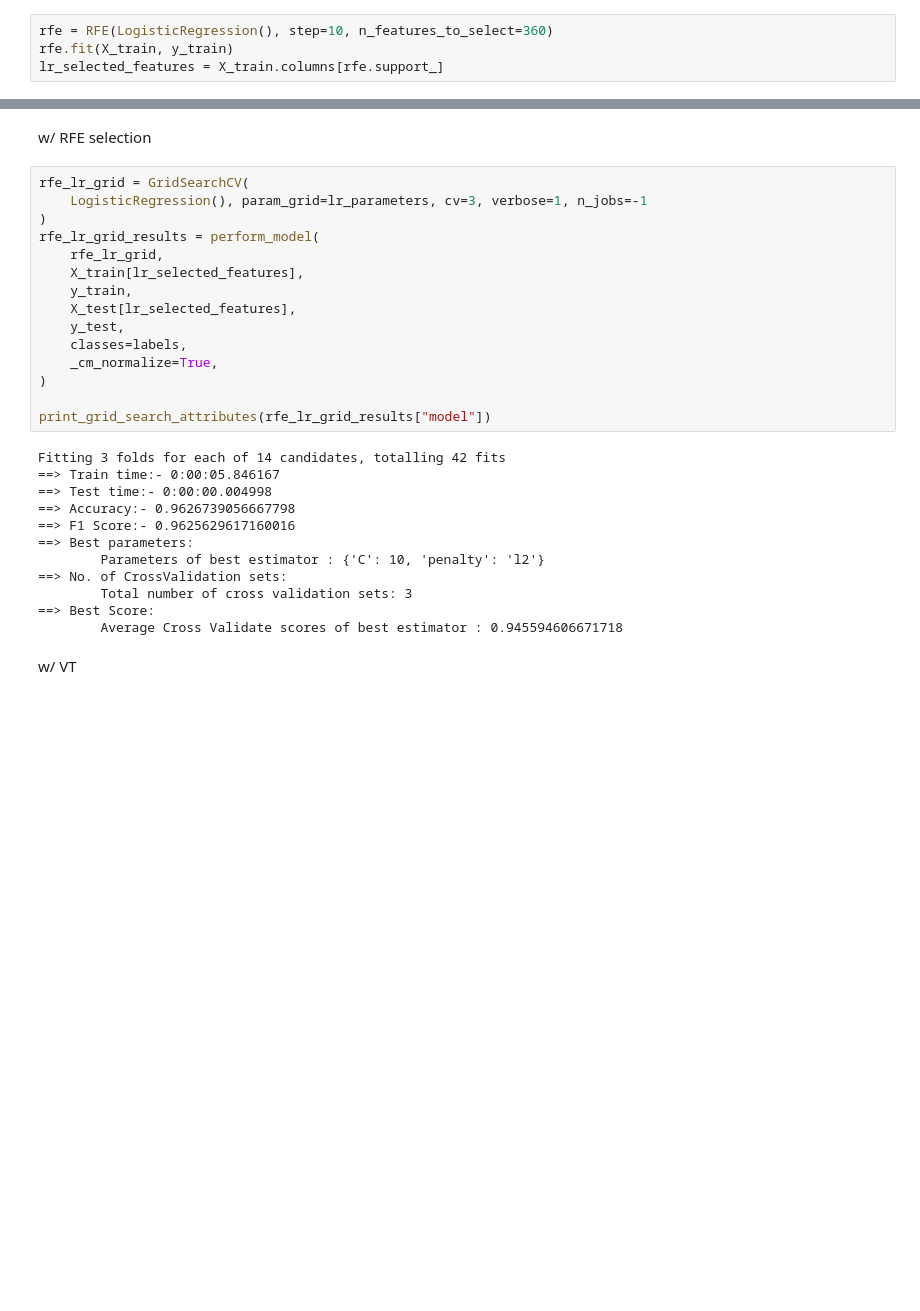
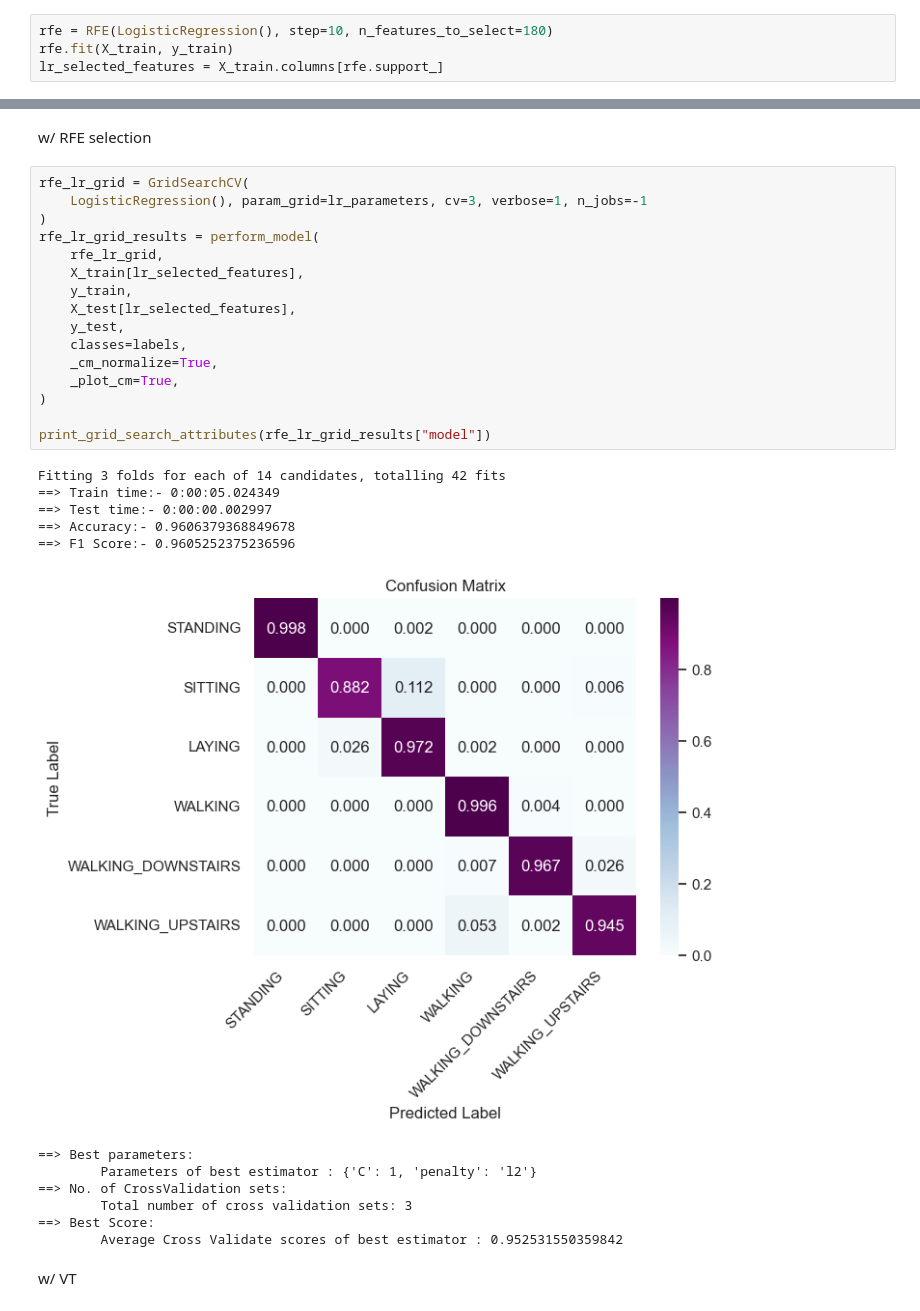
Before and after one commit to medhatfawzy/HAR, a Jupyter notebook: 4.Models.ipynb, the cells around one changed output, grey strips where cells are left out. Saved outputs shown, nothing was run; the diff lists cells and outputs as text; blank space fills up the shorter version.

```diff
--- a/4.Models.ipynb
+++ b/4.Models.ipynb
@@ -210,7 +210,7 @@ X_test_svc_pca = pca.transform(X_test)
 # %% [markdown]
 RFE
 # %%
-rfe = RFE(LogisticRegression(), step=10, n_features_to_select=360)
+rfe = RFE(LogisticRegression(), step=10, n_features_to_select=180)
 rfe.fit(X_train, y_train)
 lr_selected_features = X_train.columns[rfe.support_]
 # %%
@@ -282,30 +282,32 @@ w/ RFE selection
 # %%
 rfe_lr_grid = GridSearchCV(
     LogisticRegression(), param_grid=lr_parameters, cv=3, verbose=1, n_jobs=-1
 )
 rfe_lr_grid_results = perform_model(
     rfe_lr_grid,
     X_train[lr_selected_features],
     y_train,
     X_test[lr_selected_features],
     y_test,
     classes=labels,
     _cm_normalize=True,
+    _plot_cm=True,
 )
 
 print_grid_search_attributes(rfe_lr_grid_results["model"])
 # %% [output]
 Fitting 3 folds for each of 14 candidates, totalling 42 fits
-==> Train time:- 0:00:05.846167
-==> Test time:- 0:00:00.004998
-==> Accuracy:- 0.9626739056667798
-==> F1 Score:- 0.9625629617160016
-==> Best parameters:
-        Parameters of best estimator : {'C': 10, 'penalty': 'l2'}
-==> No. of CrossValidation sets:
-        Total number of cross validation sets: 3
-==> Best Score:
-        Average Cross Validate scores of best estimator : 0.945594606671718
+==> Train time:- 0:00:05.024349
+==> Test time:- 0:00:00.002997
+==> Accuracy:- 0.9606379368849678
+==> F1 Score:- 0.9605252375236596
+[figure, added]
+==> Best parameters:
+        Parameters of best estimator : {'C': 1, 'penalty': 'l2'}
+==> No. of CrossValidation sets:
+        Total number of cross validation sets: 3
+==> Best Score:
+        Average Cross Validate scores of best estimator : 0.952531550359842
 # %% [markdown]
 w/ VT
 # %%
```
Also changed, not shown: parts of 5 cells of this notebook, 1 other file.
